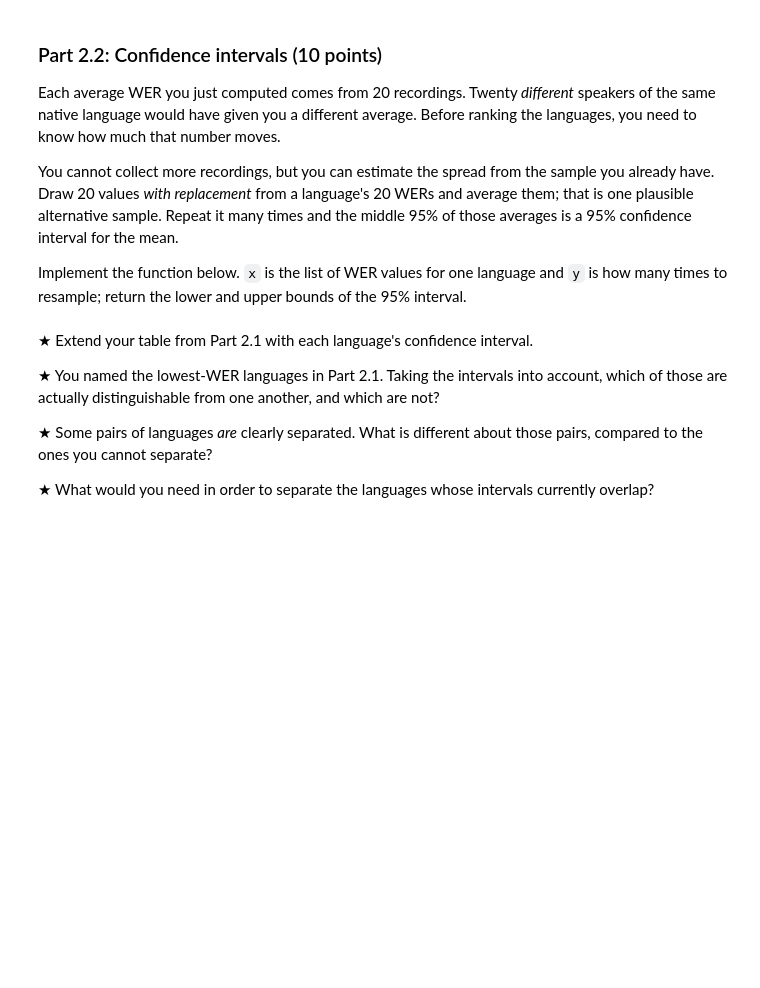
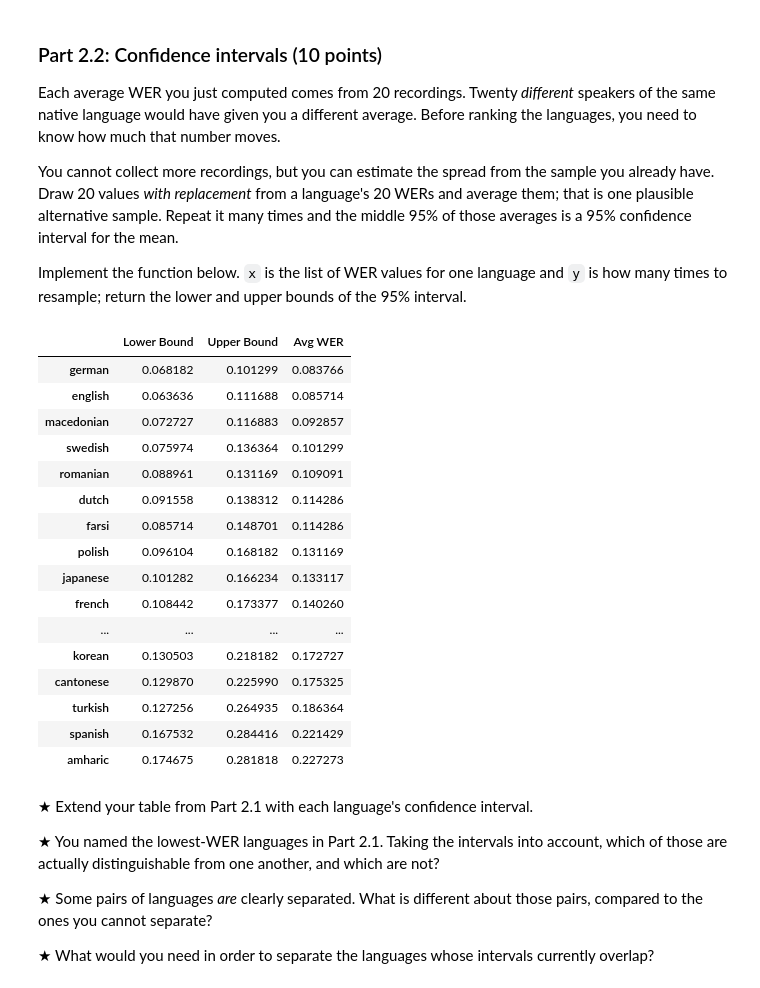
Before and after one commit to hexhannah/eecs283ahwk, a Jupyter notebook: HW1.ipynb, the cells around one changed output. Cells and saved outputs as stored; diff of their text form; code cells hidden in the pictures; blank space fills up the shorter version.

```diff
--- a/HW1.ipynb
+++ b/HW1.ipynb
@@ -613,17 +955,65 @@ Implement the function below. `x` is the list of WER values for one language and
 `y` is how many times to resample; return the lower and upper bounds of the 95%
 interval.
 # %%
-def part2_2_ci(x: list[float], y: int = 10000) -> tuple[float, float]:
-    # TODO: Implement this function.
-    pass
+def part2_2_ci(x: list[float], y: int = 10000) -> tuple[float, float]: # CHANGE BACK TO 10000
+    # x is list of WER values for one language
+    x_np = np.array(x)     # convert to numpy
+    length = len(x_np)  # total number of WERs == 20 recordings
+    averages = []          # init avg array
+
+
+    for _ in range(y): # resample y times
+      sample = np.random.choice(x_np, size=length, replace=True)    # one sample draw 20 times
+      averages.append(np.mean(sample))  # append the sample average to the array
+    # end for
+    # convert avg array to np array
+    averages = np.array(averages)
+
+
+    # get lower bound and upper bound of 95%
+    lower_bound = np.percentile(averages, 2.5)
+    upper_bound = np.percentile(averages, 97.5)
+    return (lower_bound, upper_bound)
+
+
+
 
 language_wer_cis = dict()
 for language, wers in language_wers.items():
     language_wer_cis[language] = part2_2_ci(wers)
 
+
 save_results(language_wer_cis, "results/language_wer_cis.json")
 
+
 # TODO: Scratch space for adding the intervals to your Part 2.1 table.
+# need to pivot the table so matches orientation to 2.1 table and rename col
+bounds = pd.DataFrame(language_wer_cis)
+bounds = bounds.T
+bounds.columns = ["Lower Bound", "Upper Bound"]
+# now join the two tables
+avg_wers = pd.Series({lang:np.mean(wers) for lang, wers in language_wers.items()})
+avg_wers.name = "Avg WER"
+final = bounds.join(avg_wers)
+final.sort_values('Avg WER', ascending = True).head(20)
+# %% [output]
+|  | Lower Bound | Upper Bound | Avg WER |
+| german | 0.068182 | 0.101299 | 0.083766 |
+| english | 0.063636 | 0.111688 | 0.085714 |
+| macedonian | 0.072727 | 0.116883 | 0.092857 |
+| swedish | 0.075974 | 0.136364 | 0.101299 |
+| romanian | 0.088961 | 0.131169 | 0.109091 |
+| dutch | 0.091558 | 0.138312 | 0.114286 |
+| farsi | 0.085714 | 0.148701 | 0.114286 |
+| polish | 0.096104 | 0.168182 | 0.131169 |
+| japanese | 0.101282 | 0.166234 | 0.133117 |
+| french | 0.108442 | 0.173377 | 0.140260 |
+| ... | ... | ... | ... |
+| korean | 0.130503 | 0.218182 | 0.172727 |
+| cantonese | 0.129870 | 0.225990 | 0.175325 |
+| turkish | 0.127256 | 0.264935 | 0.186364 |
+| spanish | 0.167532 | 0.284416 | 0.221429 |
+| amharic | 0.174675 | 0.281818 | 0.227273 |
 # %% [markdown]
 ★ Extend your table from Part 2.1 with each language's confidence interval.
 
```
Also changed, not shown: parts of 21 cells of this notebook.
